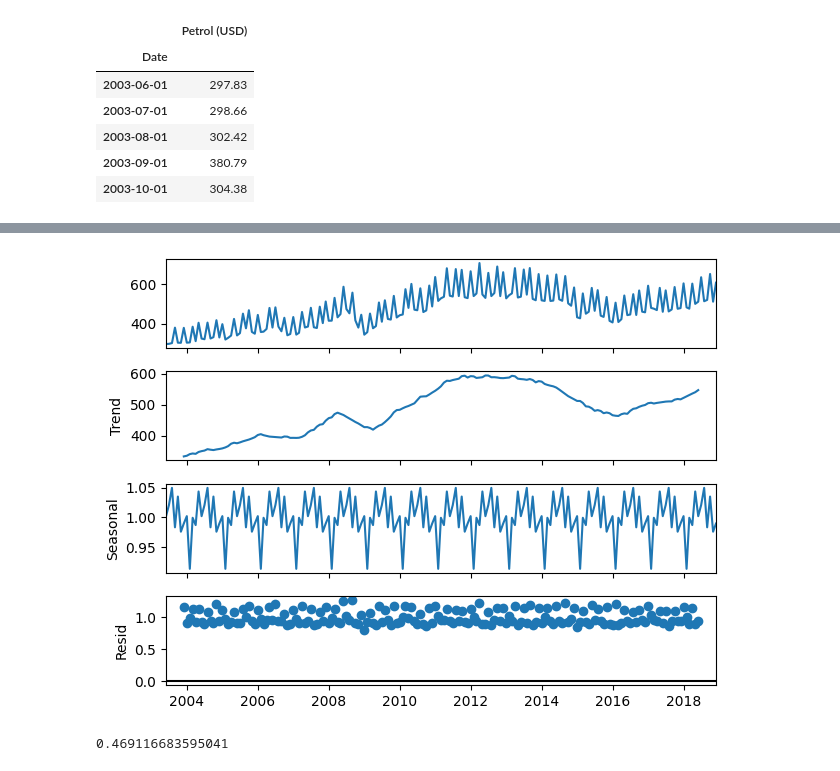
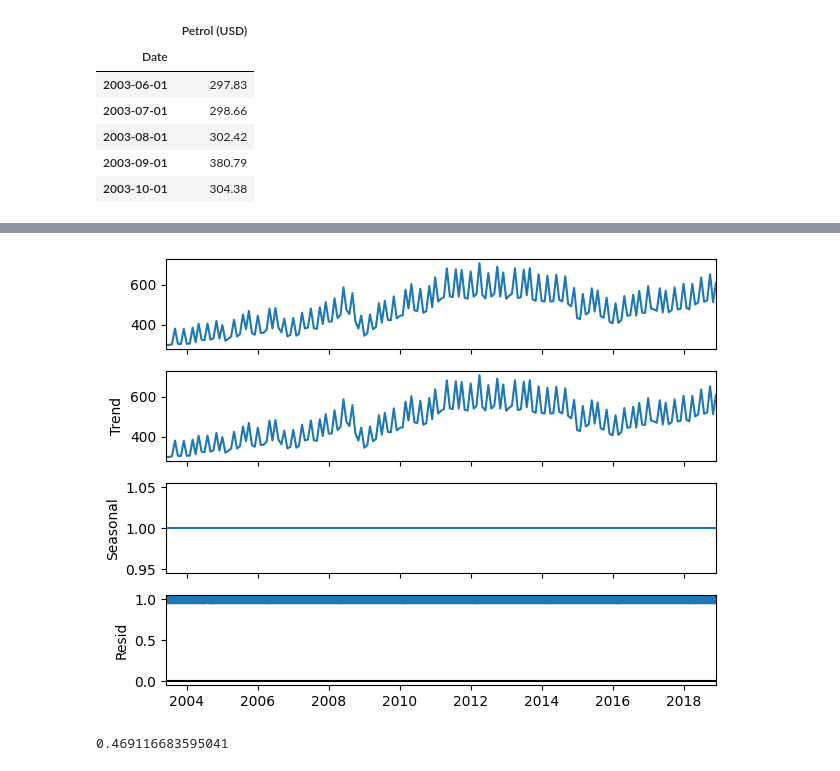
Before and after one commit to nikhil-xyz/Petrol-Price-Forecasting, a Jupyter notebook: research/ppf_trials.ipynb, the cells around one changed output, grey strips where cells are left out. Cells and saved outputs as stored; diff of their text form; code cells hidden in the pictures.

```diff
--- a/research/ppf_trials.ipynb
+++ b/research/ppf_trials.ipynb
@@ -268,9 +265,9 @@ import statsmodels.api as sm
 # %%
-decomposition = sm.tsa.seasonal_decompose(df, model='multiplicative')
+decomposition = seasonal_decompose(df, period=1, model='multiplicative')
 fig = decomposition.plot()
 plt.show()
 # %% [output]
-[figure, old version]
+[figure, new version]
 # %%
 from statsmodels.tsa.stattools import adfuller
 adftest = adfuller(df)
```
Also changed, not shown: parts of 31 cells of this notebook, 4 other files.
